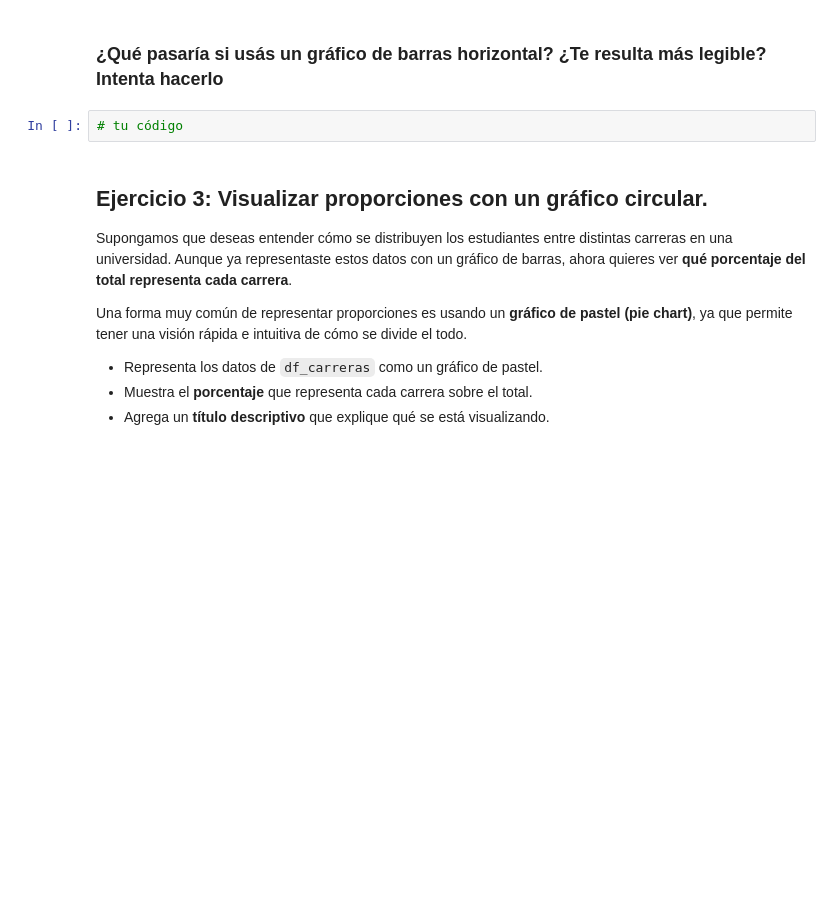
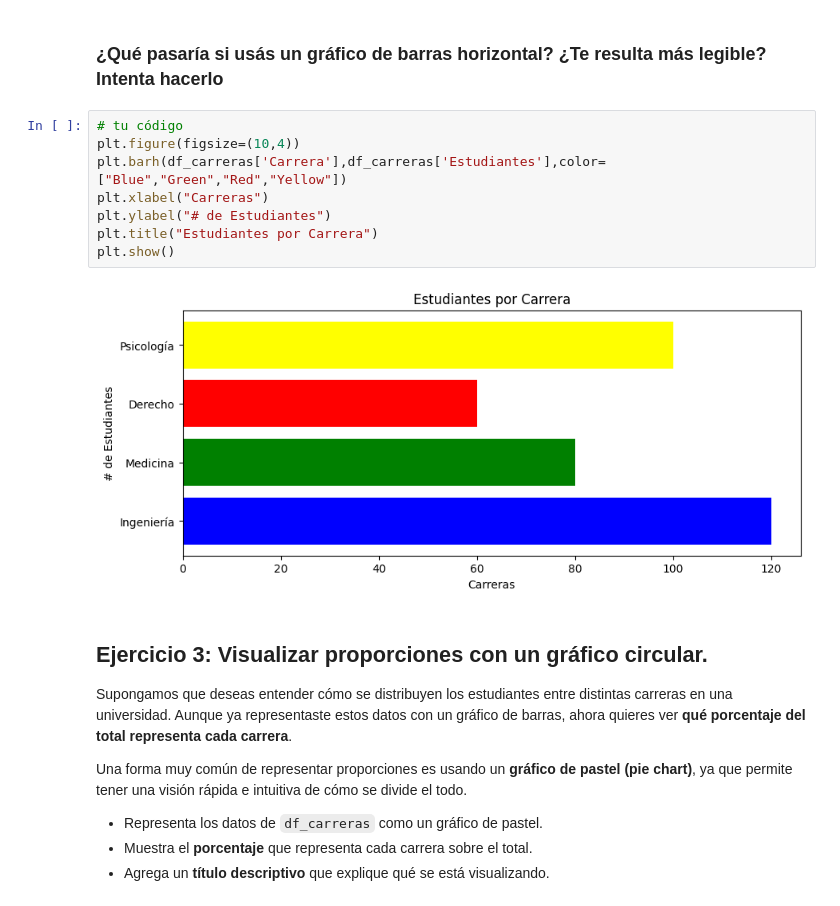
Before and after one commit to mfvilches/visualization-exercises-with-matplot-and-seaborn, a Jupyter notebook: notebook/problems.es.ipynb, the cells around one changed output. Drawn from its saved outputs; the diff is of its cells as text; blank space fills up the shorter version.

```diff
--- a/notebook/problems.es.ipynb
+++ b/notebook/problems.es.ipynb
@@ -88,7 +96,15 @@ df_carreras
 # %% [markdown]
 ### ¿Qué pasaría si usás un gráfico de barras **horizontal**? ¿Te resulta más legible? Intenta hacerlo
-# %%
-# tu código
+# %%
+# tu código
+plt.figure(figsize=(10,4))
+plt.barh(df_carreras['Carrera'],df_carreras['Estudiantes'],color=["Blue","Green","Red","Yellow"])
+plt.xlabel("Carreras")
+plt.ylabel("# de Estudiantes")
+plt.title("Estudiantes por Carrera")
+plt.show()
+# %% [output]
+[figure, added]
 # %% [markdown]
 ## Ejercicio 3: Visualizar proporciones con un gráfico circular.
 
```
Also changed, not shown: parts of 2 cells of this notebook.
